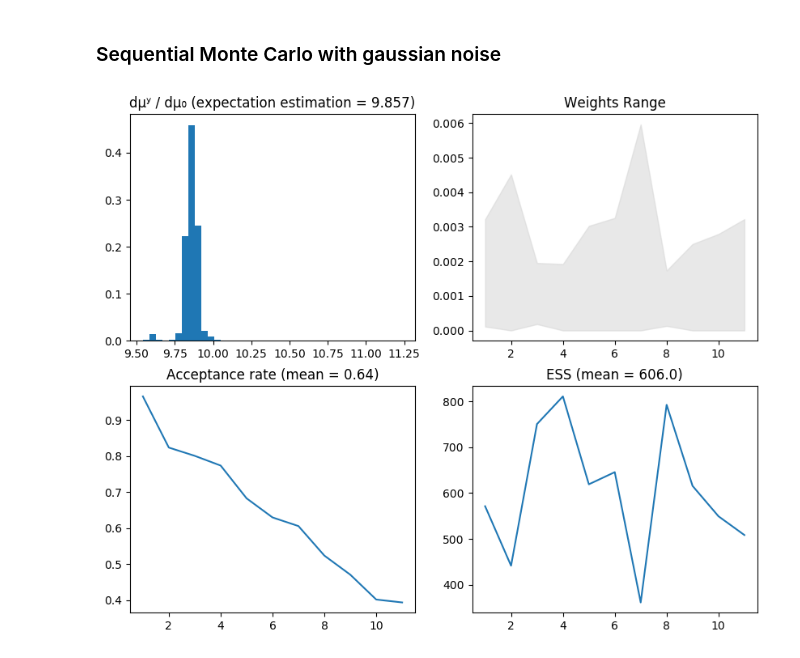
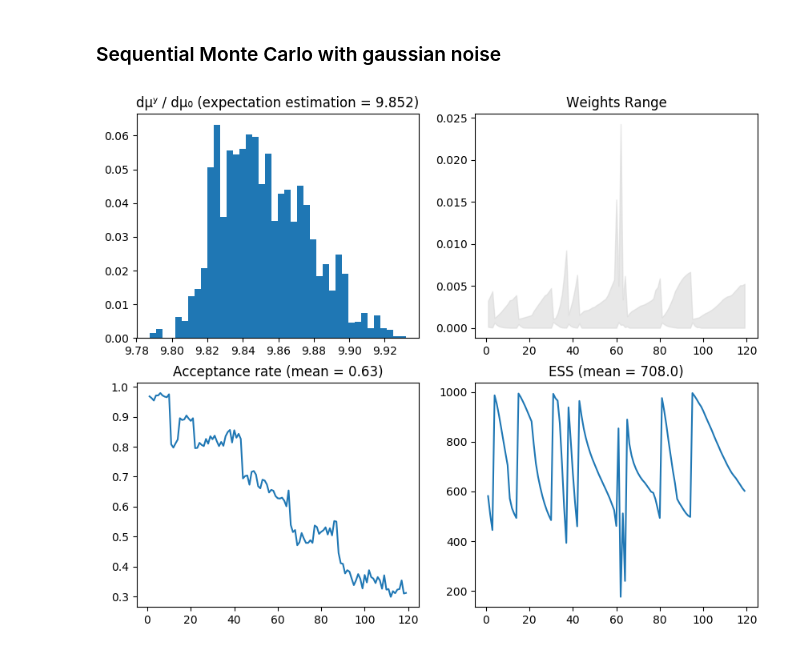
Before and after one commit to matthieubulte/smc, a Jupyter notebook: code/Results.ipynb, the cells around one changed output. Cells and saved outputs as stored; diff of their text form; code cells hidden in the pictures.

```diff
--- a/code/Results.ipynb
+++ b/code/Results.ipynb
@@ -139,33 +141,35 @@ function GaussianSequentialMonteCarlo(X₀, p, prior, ll; μ=0.1)
         # normalize weights
         s = @parallel (+) for i=1:N
             W[i] = exp(W[i])
         end
+
         @sync @parallel for i=1:N
             W[i] /= s
         end
-
 
         minweights[n] = minimum(W)
         maxweights[n] = maximum(W)
 
         # resample
         ess[n] = 1 / vecdot(W,W)
         if ess[n] < N/2
             perm = rand(Categorical(W[:]), N)
             @sync @parallel for i=1:N
                 X[i,:] = X[perm[i], :]
                 W[i] = 1/N
             end
         end
     end
 
     W,X,acceptance_rate,ess,minweights,maxweights
 end
 
 N = 1000
 X₀ = reshape(rand(prior, N), N, 1)
 
-outs = GaussianSequentialMonteCarlo(X₀, 11, prior, loglikelihood, μ=0.1)
+modulo_llhood = (n, g) -> loglikelihood(div(n - n%11,11)+1, g)
+
+outs = GaussianSequentialMonteCarlo(X₀, 119, prior, modulo_llhood, μ=0.1)
 plotSMC(outs);
 # %% [output]
-[figure, old version]
+[figure, new version]
```
Also changed, not shown: parts of 5 cells of this notebook.
